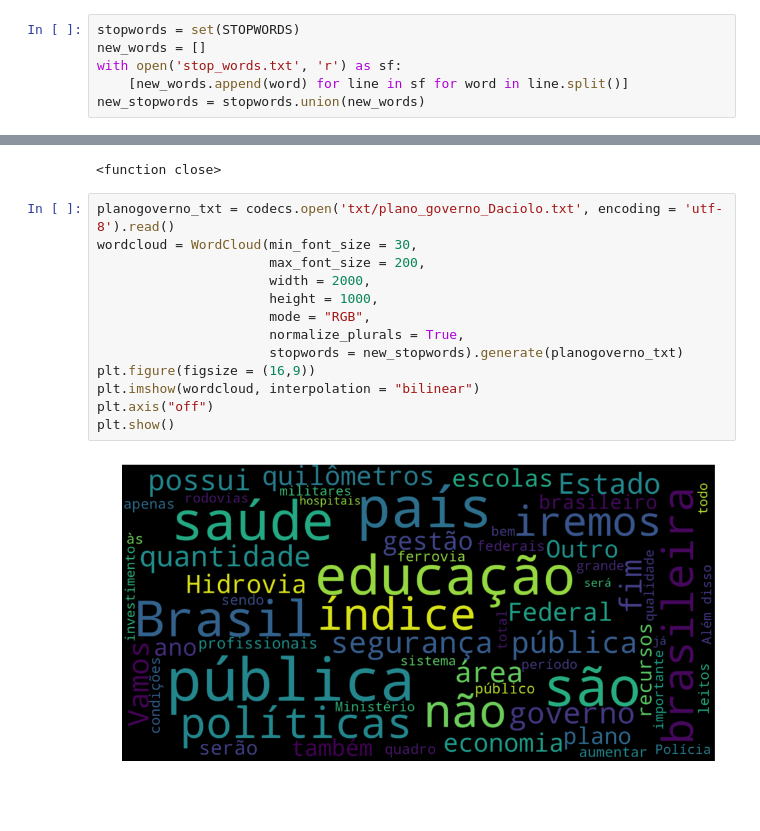
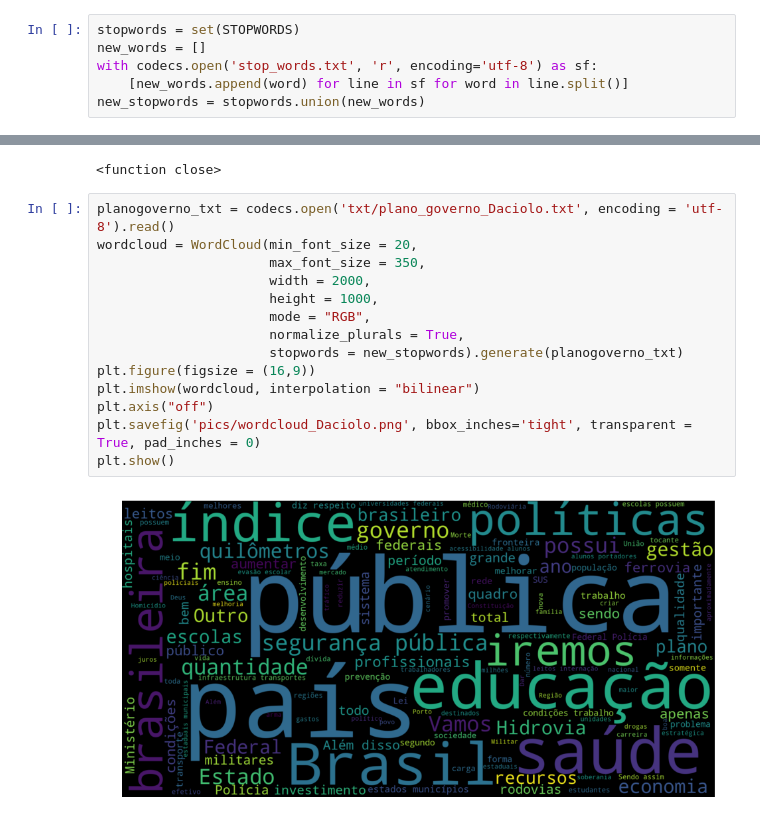
Before and after one commit to peadalmeida/braza-candidatos-wordcloud, a Jupyter notebook: wordcloud_CaboDaciolo.ipynb, the cells around one changed output, grey strips where cells are left out. Saved outputs shown, nothing was run; the diff lists cells and outputs as text.

```diff
--- a/wordcloud_CaboDaciolo.ipynb
+++ b/wordcloud_CaboDaciolo.ipynb
@@ -7,7 +7,7 @@ import codecs
 # %%
 stopwords = set(STOPWORDS)
 new_words = []
-with open('stop_words.txt', 'r') as sf:
+with codecs.open('stop_words.txt', 'r', encoding='utf-8') as sf:
     [new_words.append(word) for line in sf for word in line.split()]
 new_stopwords = stopwords.union(new_words)
 # %%
@@ -19,16 +19,17 @@ f.close
 <function close>
 # %%
 planogoverno_txt = codecs.open('txt/plano_governo_Daciolo.txt', encoding = 'utf-8').read()
-wordcloud = WordCloud(min_font_size = 30,
-                      max_font_size = 200,
+wordcloud = WordCloud(min_font_size = 20,
+                      max_font_size = 350,
                       width = 2000,
                       height = 1000,
                       mode = "RGB",
                       normalize_plurals = True,
                       stopwords = new_stopwords).generate(planogoverno_txt)
 plt.figure(figsize = (16,9))
 plt.imshow(wordcloud, interpolation = "bilinear")
 plt.axis("off")
+plt.savefig('pics/wordcloud_Daciolo.png', bbox_inches='tight', transparent = True, pad_inches = 0)
 plt.show()
 # %% [output]
-[figure, old version]
+[figure, new version]
```
Also changed, not shown: 30 other files.
